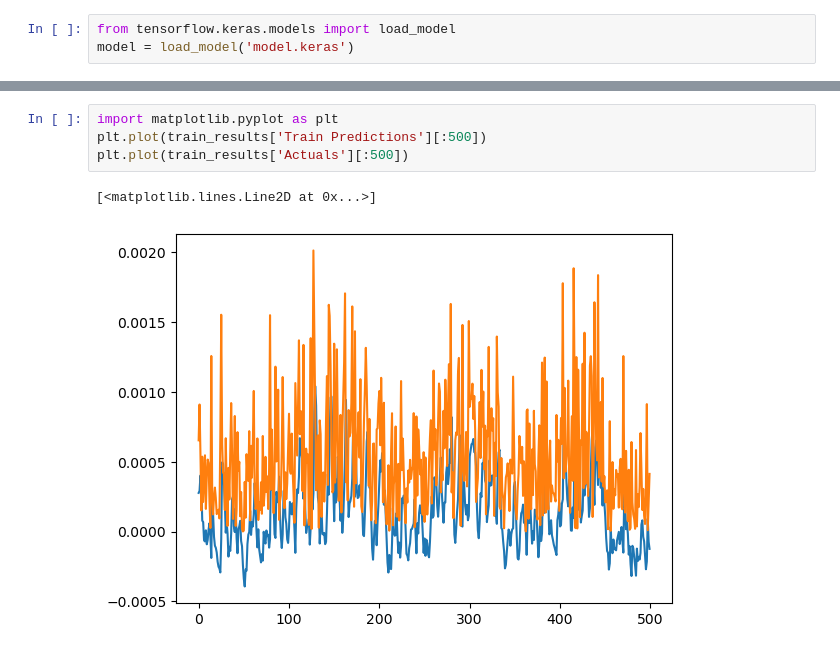
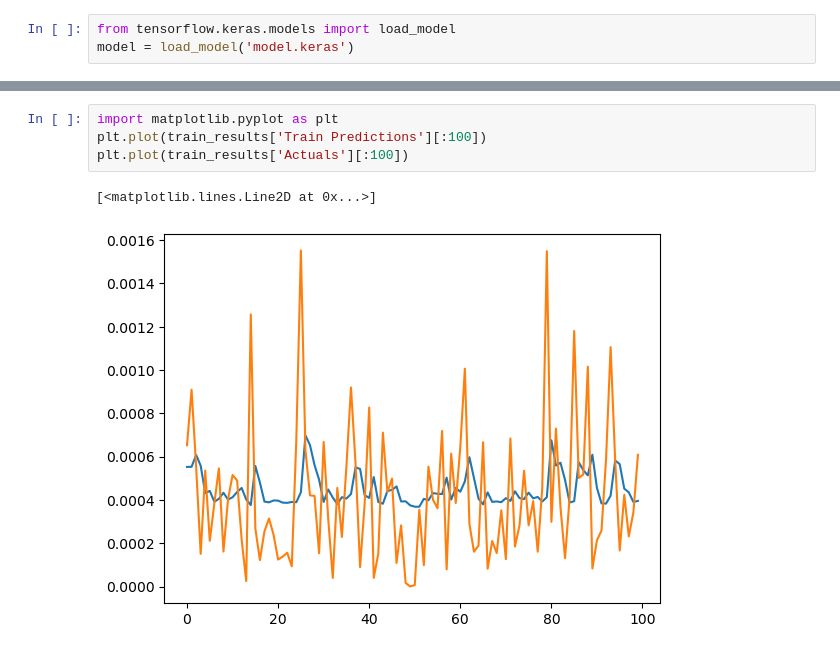
Before and after one commit to Aalajlan6/Afkhami-Data-Usage, a Jupyter notebook: LSTM attempt.ipynb, the cells around one changed output, grey strips where cells are left out. Saved outputs shown, nothing was run; the diff lists cells and outputs as text.

```diff
--- a/LSTM attempt.ipynb
+++ b/LSTM attempt.ipynb
@@ -135,10 +135,10 @@ train_results = pd.DataFrame(data={'Train Predictions': train_predictions, 'Actu
 # %%
 import matplotlib.pyplot as plt
-plt.plot(train_results['Train Predictions'][:500])
-plt.plot(train_results['Actuals'][:500])
+plt.plot(train_results['Train Predictions'][:100])
+plt.plot(train_results['Actuals'][:100])
 # %% [output]
 [<matplotlib.lines.Line2D at 0x...>]
-[figure, old version]
+[figure, new version]
 # %%
 val_predictions = model.predict(X_val).flatten()
 val_results = pd.DataFrame(data={'Val Predictions': val_predictions, 'Actuals': y_val})
```
Also changed, not shown: parts of 7 cells of this notebook, 1 other file.
